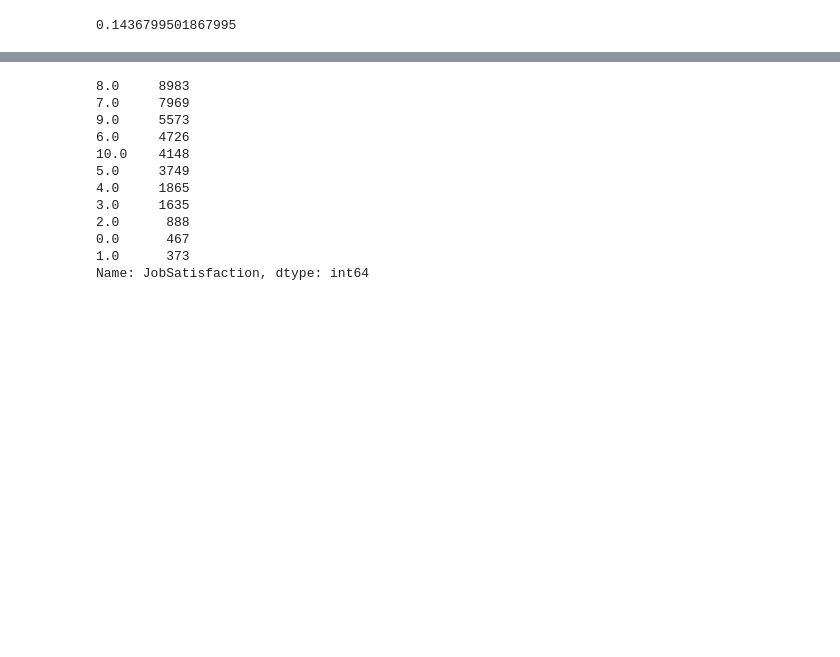
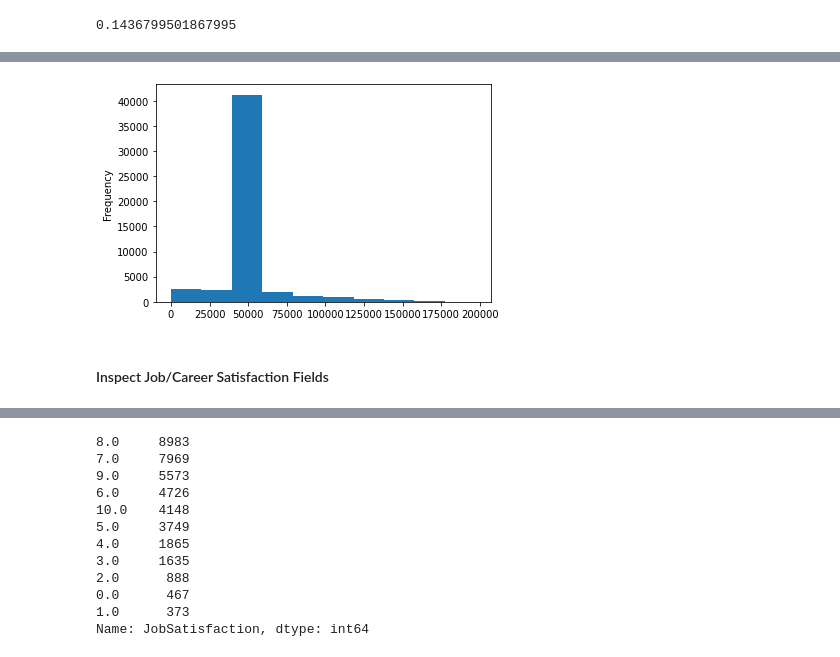
Before and after one commit to goitom/project_1_blog_post, a Jupyter notebook: Stack_Overflow_Survey_Analysis.ipynb, the cells around one changed output, grey strips where cells are left out. Drawn from its saved outputs; the diff is of its cells as text; code cells hidden in the pictures; blank space fills up the shorter version.

```diff
--- a/Stack_Overflow_Survey_Analysis.ipynb
+++ b/Stack_Overflow_Survey_Analysis.ipynb
@@ -145,0 +134,5 @@ remote_strict_0 = df_2017[df_2017['RemoteWorker_Strict'] == 0] # Subset df to on
+# %%
+df_2017['Salary_Imputed'].plot(kind="hist")
+plt.show()
+# %% [output]
+[figure, added]
@@ -145,0 +141,2 @@ remote_strict_0 = df_2017[df_2017['RemoteWorker_Strict'] == 0] # Subset df to on
+# %% [markdown]
+#### Inspect Job/Career Satisfaction Fields
```
Also changed, not shown: parts of 29 cells of this notebook, 1 other file.
